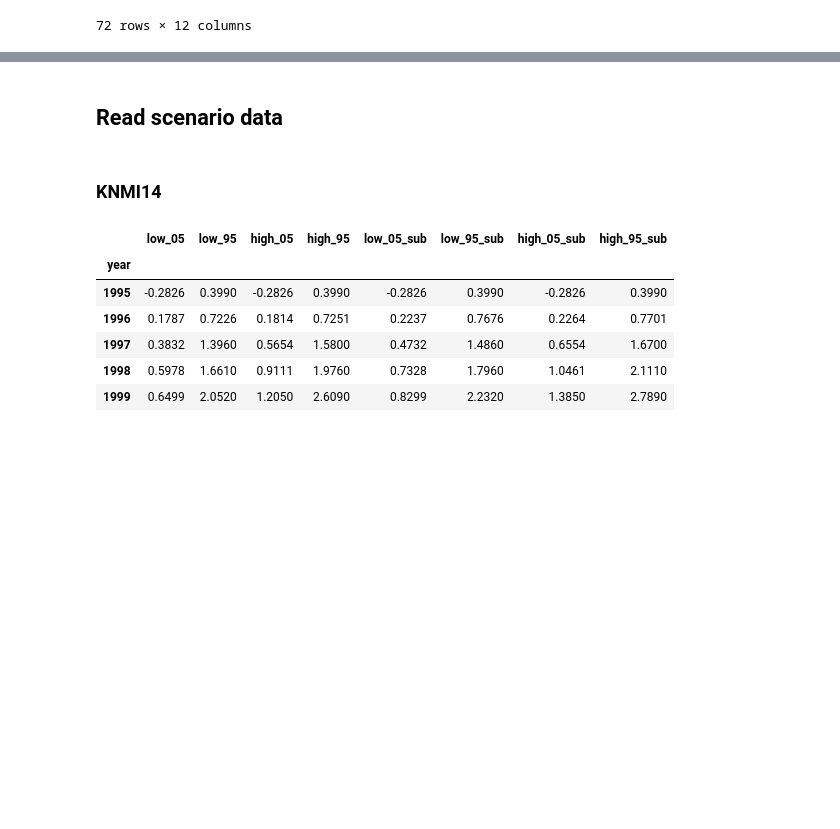
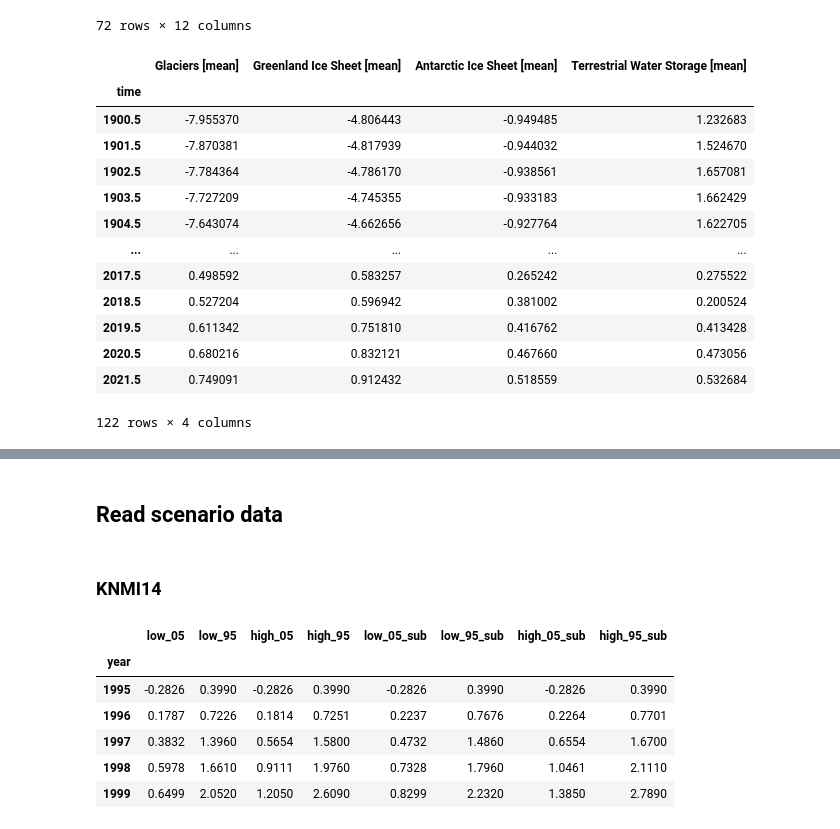
Before and after one commit to KNMI-sealevel/KNMI23_SeaLevelScenarios, a Jupyter notebook: CompObsProj.ipynb, the cells around one changed output, grey strips where cells are left out. Saved outputs shown, nothing was run; the diff lists cells and outputs as text; code cells hidden in the pictures; blank space fills up the shorter version.

```diff
--- a/CompObsProj.ipynb
+++ b/CompObsProj.ipynb
@@ -66,3 +67,28 @@ budget_tg_df
 | 2020.5 | 13.588424 | 2.712160 | 5.208009 | 2.578333 | 2.774045 | 1.037283 | 0.296283 | -0.514621 | -0.606920 | 0.607577 | ... |
 | 2021.5 | 10.424848 | 2.147128 | 5.333992 | 2.615167 | 2.822758 | 1.084121 | 0.305788 | -0.512742 | -0.423950 | -1.900022 | ... |
 72 rows × 12 columns
+# %%
+# Read global data as well
+
+glo_df = pd.read_csv(f'{path_slb}Frederikse2020_global_extrap.csv')
+glo_df.set_index('time', inplace=True)
+
+# Shift index
+glo_df.index = glo_df.index+0.5
+
+glo_df
+# %% [output]
+|  | Glaciers [mean] | Greenland Ice Sheet [mean] | Antarctic Ice Sheet [mean] | Terrestrial Water Storage [mean] |
+| time |  |  |  |  |
+| 1900.5 | -7.955370 | -4.806443 | -0.949485 | 1.232683 |
+| 1901.5 | -7.870381 | -4.817939 | -0.944032 | 1.524670 |
+| 1902.5 | -7.784364 | -4.786170 | -0.938561 | 1.657081 |
+| 1903.5 | -7.727209 | -4.745355 | -0.933183 | 1.662429 |
+| 1904.5 | -7.643074 | -4.662656 | -0.927764 | 1.622705 |
+| ... | ... | ... | ... | ... |
+| 2017.5 | 0.498592 | 0.583257 | 0.265242 | 0.275522 |
+| 2018.5 | 0.527204 | 0.596942 | 0.381002 | 0.200524 |
+| 2019.5 | 0.611342 | 0.751810 | 0.416762 | 0.413428 |
+| 2020.5 | 0.680216 | 0.832121 | 0.467660 | 0.473056 |
+| 2021.5 | 0.749091 | 0.912432 | 0.518559 | 0.532684 |
+122 rows × 4 columns
```
Also changed, not shown: parts of 7 cells of this notebook, 4 other files.
